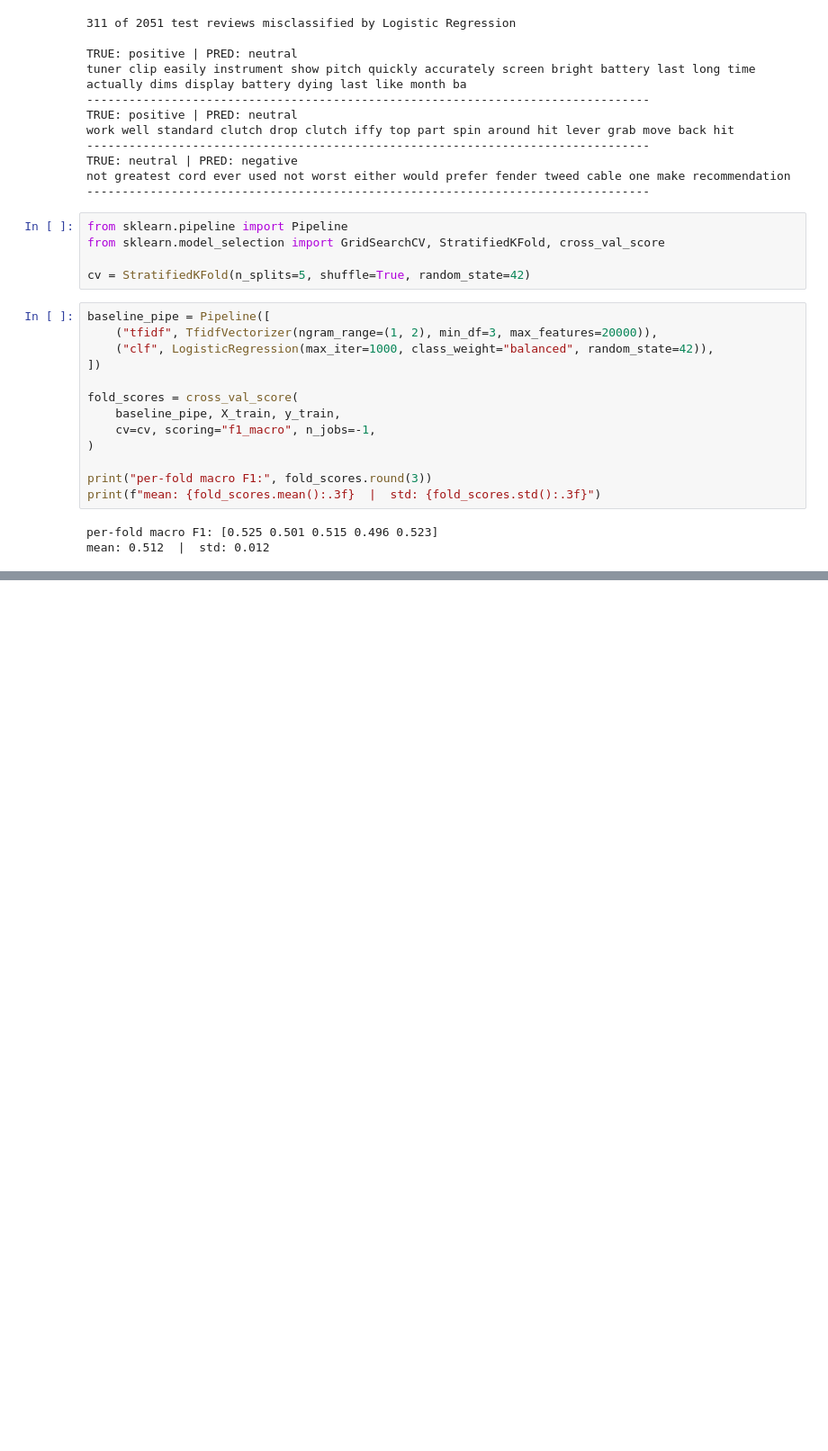
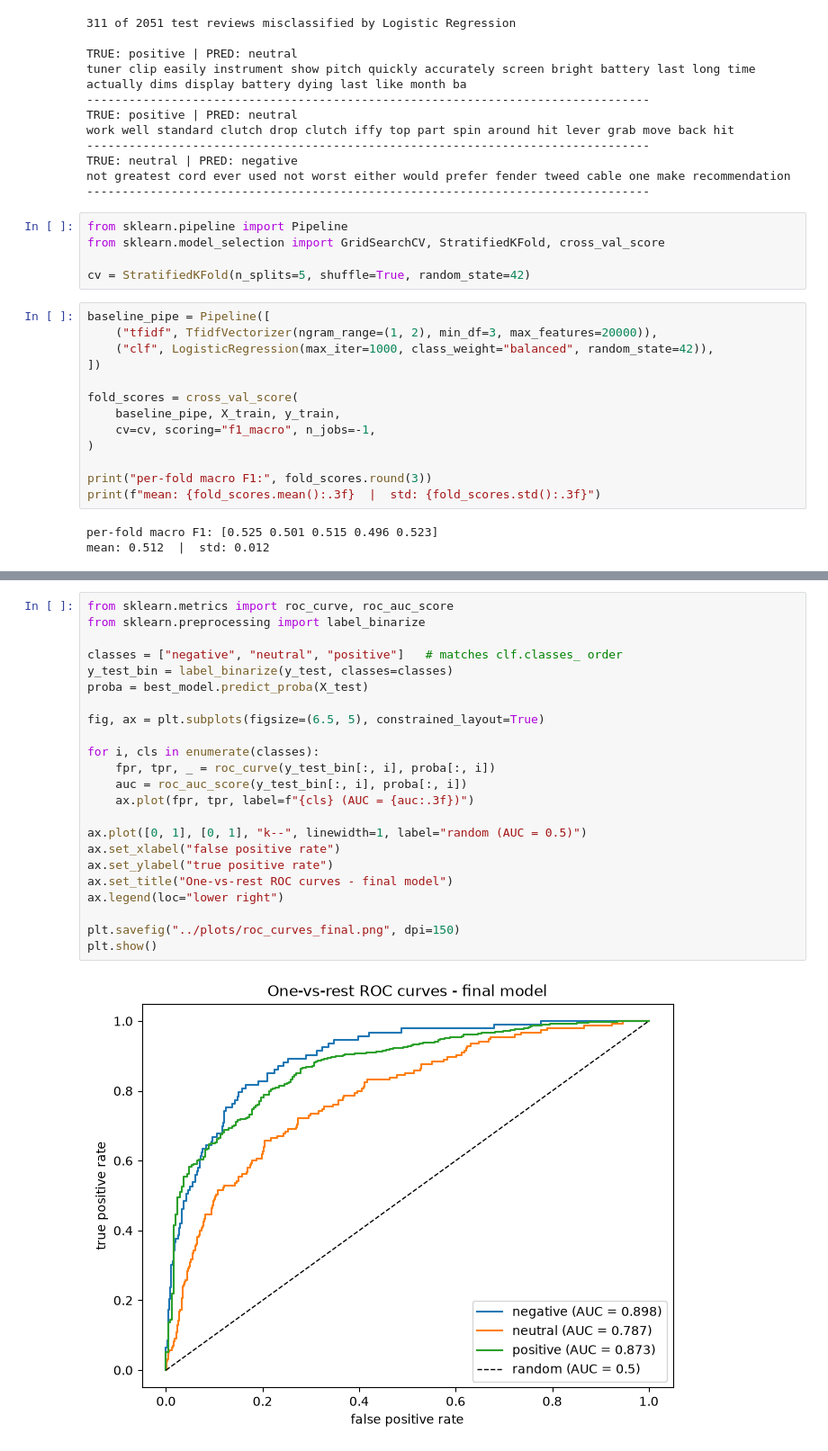
Before and after one commit to Rouen-03/sentiment-analysis-reviews, a Jupyter notebook: notebooks/02_model_building.ipynb, the cells around one changed output, grey strips where cells are left out. Shown at 90% size. Saved outputs shown, nothing was run; the diff lists cells and outputs as text; blank space fills up the shorter version.

```diff
--- a/notebooks/02_model_building.ipynb
+++ b/notebooks/02_model_building.ipynb
@@ -399,0 +461,25 @@ print("test set remains untouched until Phase 10")
+# %%
+from sklearn.metrics import roc_curve, roc_auc_score
+from sklearn.preprocessing import label_binarize
+
+classes = ["negative", "neutral", "positive"]   # matches clf.classes_ order
+y_test_bin = label_binarize(y_test, classes=classes)
+proba = best_model.predict_proba(X_test)
+
+fig, ax = plt.subplots(figsize=(6.5, 5), constrained_layout=True)
+
+for i, cls in enumerate(classes):
+    fpr, tpr, _ = roc_curve(y_test_bin[:, i], proba[:, i])
+    auc = roc_auc_score(y_test_bin[:, i], proba[:, i])
+    ax.plot(fpr, tpr, label=f"{cls} (AUC = {auc:.3f})")
+
+ax.plot([0, 1], [0, 1], "k--", linewidth=1, label="random (AUC = 0.5)")
+ax.set_xlabel("false positive rate")
+ax.set_ylabel("true positive rate")
+ax.set_title("One-vs-rest ROC curves - final model")
+ax.legend(loc="lower right")
+
+plt.savefig("../plots/roc_curves_final.png", dpi=150)
+plt.show()
+# %% [output]
+[figure, added]
```
Also changed, not shown: parts of 9 cells of this notebook, 2 other files.
